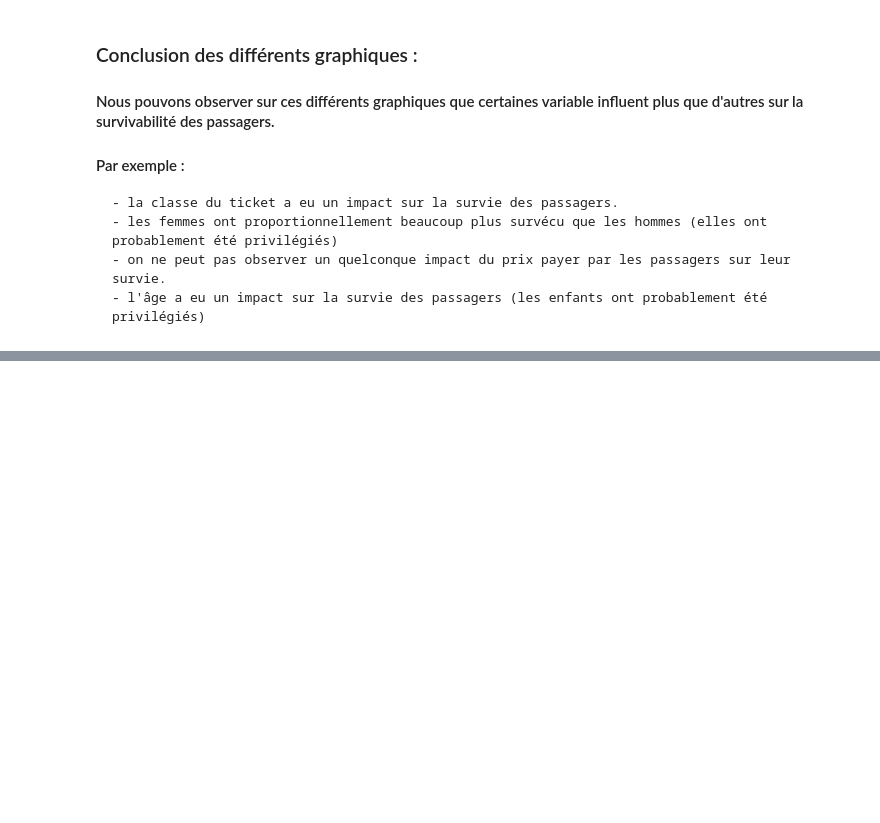
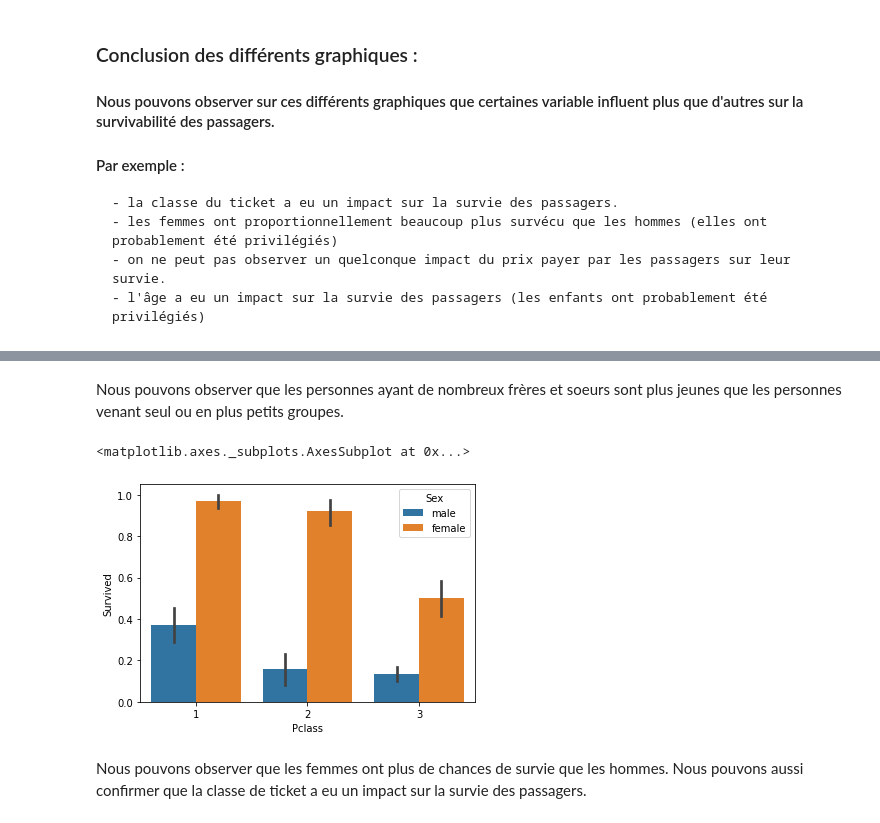
Before and after one commit to ClementB4/Titanic, a Jupyter notebook: visualisation.ipynb, the cells around one changed output, grey strips where cells are left out. Cells and saved outputs as stored; diff of their text form; code cells hidden in the pictures; blank space fills up the shorter version.

```diff
--- a/visualisation.ipynb
+++ b/visualisation.ipynb
@@ -174,0 +189,9 @@ pclass_plot
+# %% [markdown]
+Nous pouvons observer que les personnes ayant de nombreux frères et soeurs sont plus jeunes que les personnes venant seul ou en plus petits groupes.
+# %%
+sns.barplot(x='Pclass',y='Survived',hue='Sex',data=df,order=None,hue_order=None)
+# %% [output]
+<matplotlib.axes._subplots.AxesSubplot at 0x...>
+[figure, added]
+# %% [markdown]
+Nous pouvons observer que les femmes ont plus de chances de survie que les hommes. Nous pouvons aussi confirmer que la classe de ticket a eu un impact sur la survie des passagers.
```
Also changed, not shown: parts of 4 cells of this notebook.
